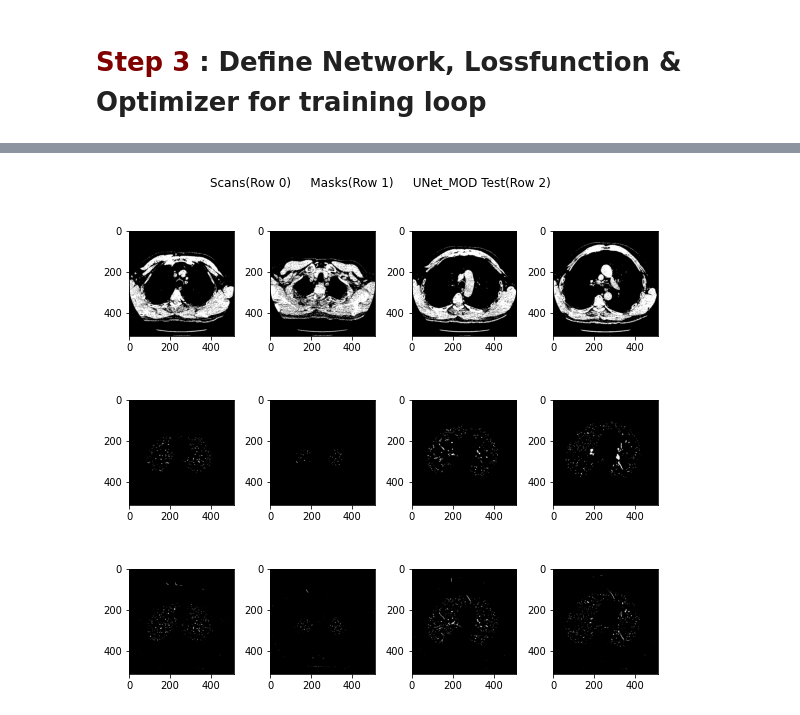
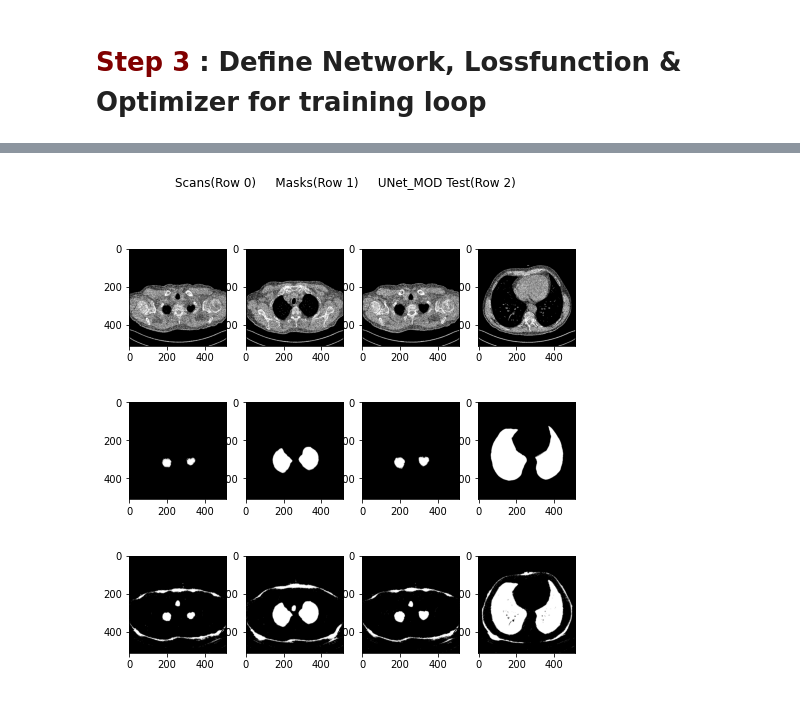
Before and after one commit to seyhosseini/AML-AVGAN-22, a Jupyter notebook: Part1_A_V_Seperation.ipynb, the cells around one changed output, grey strips where cells are left out. Cells and saved outputs as stored; diff of their text form; code cells hidden in the pictures.

```diff
--- a/Part1_A_V_Seperation.ipynb
+++ b/Part1_A_V_Seperation.ipynb
@@ -873,5 +946,5 @@ optimizer = op
 # %%
-###### TRAINING HELPER FUNCTIONS ######
+###### TRAINING HELPER FUNCTIONS (Nat) ######
 
 ##### TRAINING LOOP
 """
@@ -883,6 +956,7 @@ def train_fn(loader, model, optimizer, loss_fn, scaler):
     for batch_idx, (data, targets) in enumerate(loader):
         data = data.to(DEVICE,dtype=torch.float)
         targets = targets.to(DEVICE,dtype=torch.float)
+        targets[targets>0.0] = 1
 
         # forward
         with torch.cuda.amp.autocast():
@@ -928,8 +1002,9 @@ def check_accuracy(loader, model, device="cuda"):
         for x, y in loader:
             x = x.to(device,dtype=torch.float)
             y = y.to(device,dtype=torch.float).unsqueeze(1)
+            y[y>0.0]=1
             preds = torch.sigmoid(model(x))
-            preds = (preds > 0.5).float()
+            preds = (preds > .2).float()
             num_correct += (preds == y).sum()
             num_pixels += torch.numel(preds)
             dice_score += (2 * (preds * y).sum()) / ((preds + y).sum() + 1e-8)
@@ -947,9 +1022,10 @@ def save_predictions_as_imgs(loader, model, folder="saved_images/", device="cuda
     model.eval()
     for idx, (x, y) in enumerate(loader):
         x = x.to(device=device,dtype=torch.float)
+        y[y>0.0]=1
         with torch.no_grad():
-            preds = torch.sigmoid(model(x))
-            preds = (preds > 0.5).float()
+          preds = torch.sigmoid(model(x))
+          preds = (preds > .2).float()
         torchvision.utils.save_image(preds, f"{folder}/{idx}.png")   # Saves prediction
         torchvision.utils.save_image(y.float(), f"masks/{idx}.png")     # Saves mask
         torchvision.utils.save_image(x.float(), f"input/{idx}.png")     # Saves input
@@ -1043,0 +1115,20 @@ Finished Training in 8 mins
+# %%
+"""
+Step 5: Visualizing network output
+"""
+
+# --------- NETWORK IN/OUT TESTING ------- #
+fig ,ax = plt.subplots(3,4,figsize=(8,8))
+fig.set_tight_layout(True)
+fig.suptitle("Scans(Row 0)     Masks(Row 1)     UNet_MOD Test(Row 2)")
+
+for i, data in enumerate(testLoader, 0):
+
+  # Graph 4 instances of the input and label
+  if i==4: break
+  else:
+    inputs, labels = data[0].to(device = device, dtype = torch.float), data[1].to(device = device, dtype = torch.float)
+
+    ax[0][i].imshow(np.squeeze(np.squeeze(np.asarray(inputs.cpu().detach().numpy()))))
+    ax[1][i].imshow(np.squeeze(np.squeeze(np.asarray(labels.cpu().detach().numpy()))))
+    ax[2][i].imshow(np.squeeze(np.squeeze(np.asarray(model(inputs).cpu().detach().numpy()))))
@@ -1064,29 +1159,30 @@ print(os.getcwd())
 /content
 # %%
 """
-Step 5: Visualizing output
+Step 5: Visualizing file outputs
 """
+import matplotlib.image as img
 
 inputs = ImageReferences[0]
 masks =  ImageReferences[1]
 predictions =  ImageReferences[2]
 
 # Grab the file from the local file folders
 
 fig ,ax = plt.subplots(3,4,figsize=(8,8))
-fig.set_tight_layout(True)
+# fig.set_tight_layout(True)
 fig.suptitle("Scans(Row 0)     Masks(Row 1)     UNet_MOD Test(Row 2)")
 
 for i in range(4):
 
   rand_indx = np.random.randint(0,len(testLoader)-1)
-  tempIn = sitk.GetArrayFromImage(sitk.ReadImage("input/"+inputs[rand_indx]))
-  tempMask = sitk.GetArrayFromImage(sitk.ReadImage("masks/"+masks[rand_indx]))
-  tempPreds = sitk.GetArrayFromImage(sitk.ReadImage("preds/"+predictions[rand_indx]))
+  tempIn = img.imread("input/"+inputs[rand_indx])
+  tempMask = img.imread("masks/"+masks[rand_indx])
+  tempPreds = img.imread("preds/"+predictions[rand_indx])
 
 
   ax[0][i].imshow(tempIn)
   ax[1][i].imshow(tempMask)
   ax[2][i].imshow(tempPreds)
 # %% [output]
-[figure, old version]
+[figure, new version]
```
Also changed, not shown: parts of 29 cells of this notebook.
